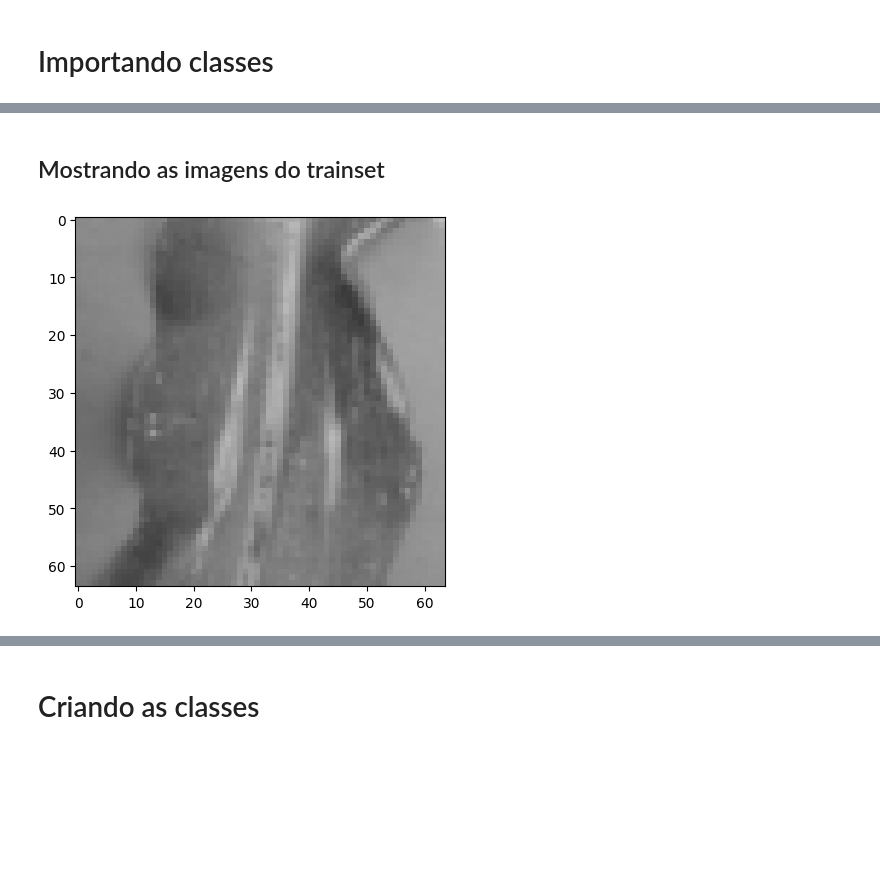
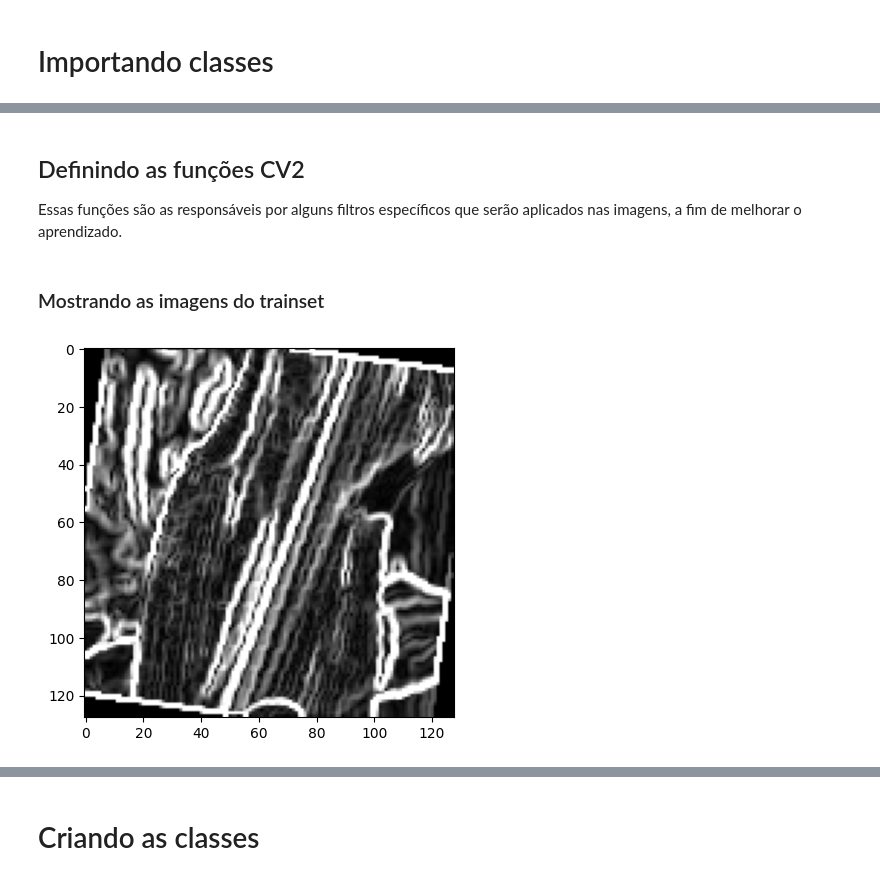
Before and after one commit to Kaua-Matheus/Agroscope-IA, a Jupyter notebook: AI and Scripts/TrainedGeneralAI/generalAI.ipynb, the cells around one changed output, grey strips where cells are left out. Cells and saved outputs as stored; diff of their text form; code cells hidden in the pictures; blank space fills up the shorter version.

```diff
--- a/AI and Scripts/TrainedGeneralAI/generalAI.ipynb
+++ b/AI and Scripts/TrainedGeneralAI/generalAI.ipynb
@@ -41,3 +40,28 @@ DEVICE = torch.device("cuda" if torch.cuda.is_available() else "cpu")
+# %% [markdown]
+## Definindo as funções CV2
+Essas funções são as responsáveis por alguns filtros específicos que serão aplicados nas imagens, a fim de melhorar o aprendizado.
+# %%
+# Função lambda que aplica o filtro Sobel
+sobel_transform = transforms.Lambda(
+    lambda img: Image.fromarray(
+        cv2.convertScaleAbs(
+            np.hypot(
+                cv2.Sobel(np.array(img), cv2.CV_64F, 1, 0, ksize=3),
+                cv2.Sobel(np.array(img), cv2.CV_64F, 0, 1, ksize=3)
+            )
+        )
+    )
+)
+# %%
+transform = transforms.Compose([
+    transforms.Resize((128, 128)),
+    transforms.Grayscale(1),
+    transforms.RandomHorizontalFlip(),
+    transforms.RandomRotation(10),
+    sobel_transform,
+    transforms.ToTensor(),
+    transforms.Normalize((0.5), (0.5)), # Normalizando imagem para apenas um canal ao invés de 3 -> (0.5, 0.5, 0.5), (0.5, 0.5, 0.5)
+])
 # %%
 train_set = datasets.ImageFolder(root=train_data, transform=transform)
 test_set = datasets.ImageFolder(root=test_data, transform=transform)
@@ -45,11 +69,11 @@ test_set = datasets.ImageFolder(root=test_data, transform=transform)
 train_loader = torch.utils.data.DataLoader(train_set, batch_size=batch_size, shuffle=True)
 test_loader = torch.utils.data.DataLoader(test_set, batch_size=batch_size, shuffle=True)
 # %% [markdown]
-## Mostrando as imagens do trainset
+### Mostrando as imagens do trainset
 # %%
-image = Image.open(test_set.imgs[3][0])
+image = Image.open(train_set.imgs[3][0])
 image_tensor = transform(image)
 
 imshow(torchvision.utils.make_grid(image_tensor.unsqueeze(0)))
 # %% [output]
-[figure, old version]
+[figure, new version]
```
Also changed, not shown: parts of 11 cells of this notebook, 1 other file.
